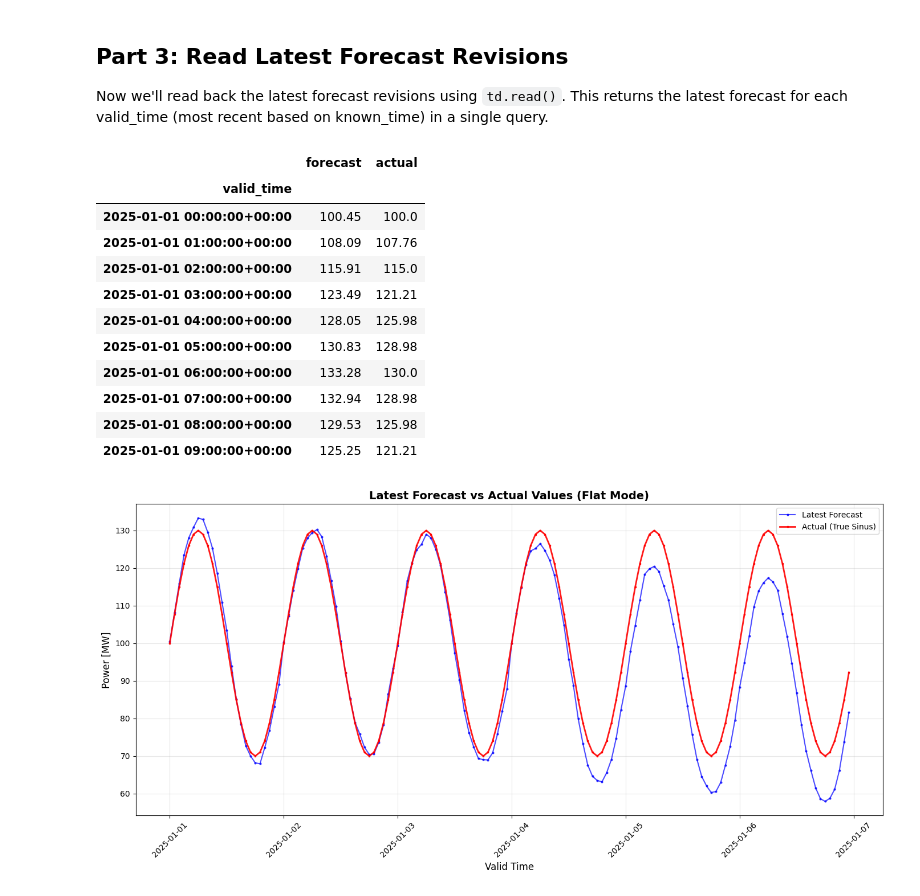
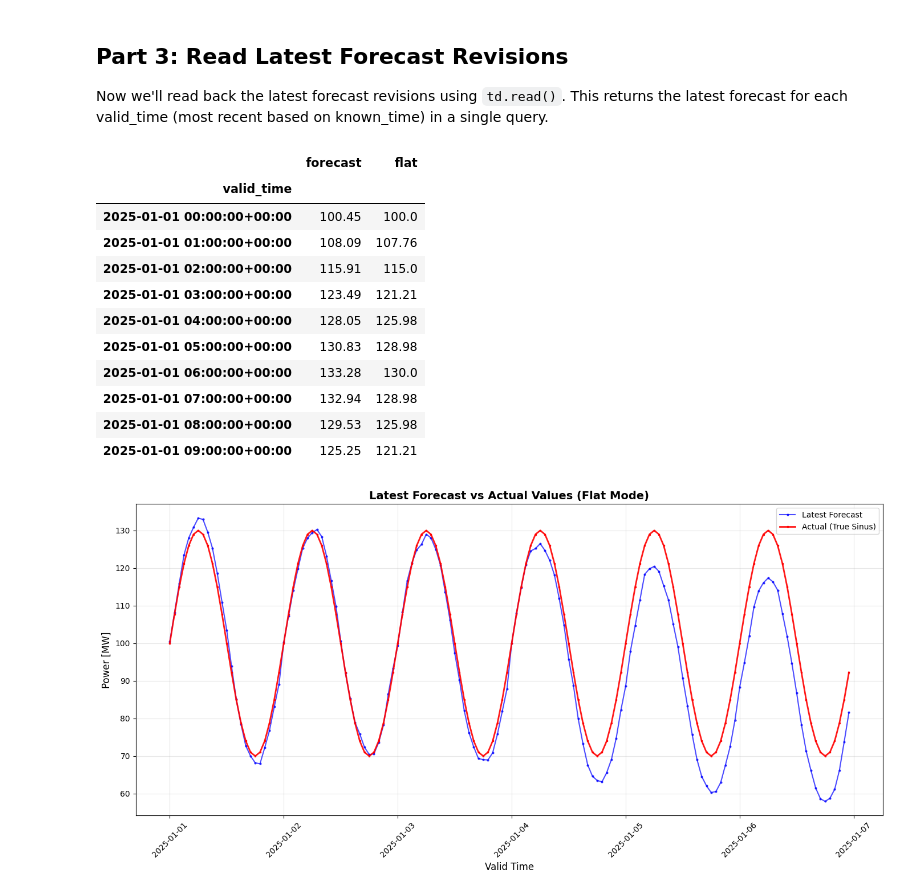
Before and after one commit to rebase-energy/timedb, a Jupyter notebook: examples/nb_03_forecast_revisions.ipynb, the cells around one changed output. Drawn from its saved outputs; the diff is of its cells as text; code cells hidden in the pictures.

```diff
--- a/examples/nb_03_forecast_revisions.ipynb
+++ b/examples/nb_03_forecast_revisions.ipynb
@@ -111,33 +111,33 @@ This returns the latest forecast for each valid_time (most recent based on known
 # %%
 start_valid = base_valid_time
 end_valid = base_valid_time + timedelta(days=num_forecasts - 1) + timedelta(hours=forecast_horizon_hours)
 
 # Read forecast series
 df_forecast = td.series("forecast").where(
     type='power_forecast',
     model='sinus_with_error'
 ).read(
     start_valid=start_valid,
     end_valid=end_valid
 )
 # Read actual series
-df_actual = td.series("actual").where(
+df_actual = td.series("flat").where(
     type='power_actual'
 ).read(
     start_valid=start_valid,
     end_valid=end_valid
 )
 
 # Combine into a single DataFrame
 df_flat = pd.DataFrame({
     'forecast': df_forecast['forecast'],
-    'actual': df_actual['actual']
+    'flat': df_actual['flat']
 }, index=df_forecast.index)
 
 
 df_flat.head(10)
 # %% [output]
-|  | forecast | actual |
+|  | forecast | flat |
 | valid_time |  |  |
 | 2025-01-01 00:00:00+00:00 | 100.45 | 100.0 |
 | 2025-01-01 01:00:00+00:00 | 108.09 | 107.76 |
```
Also changed, not shown: parts of 8 cells of this notebook, 52 other files.
